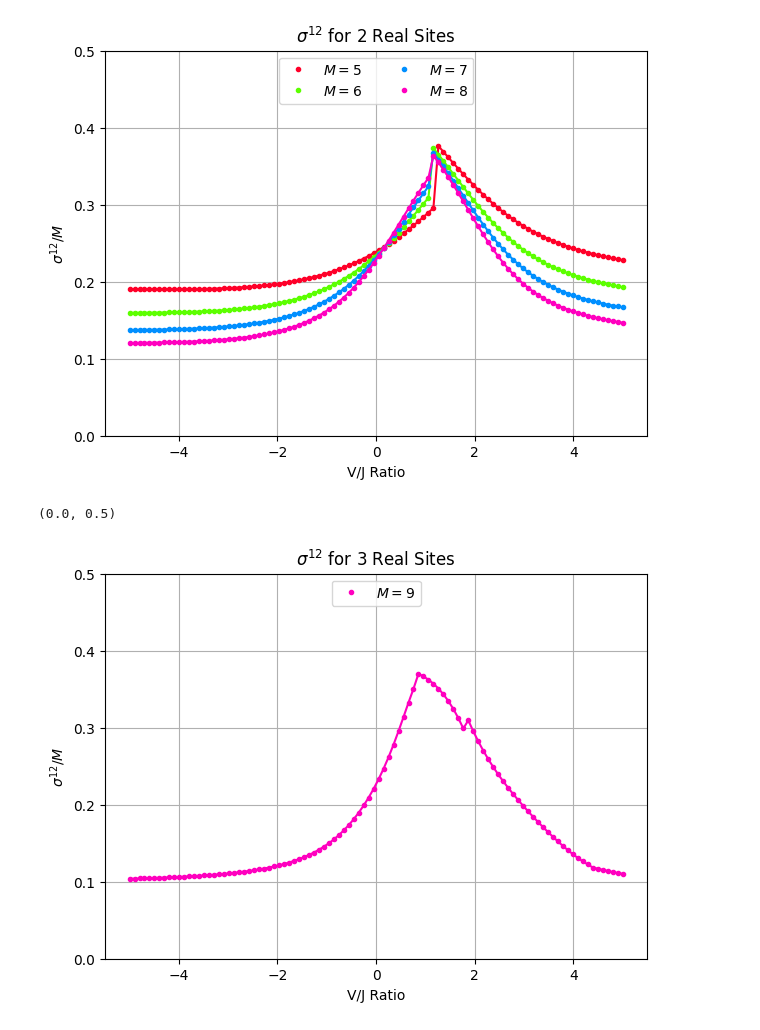
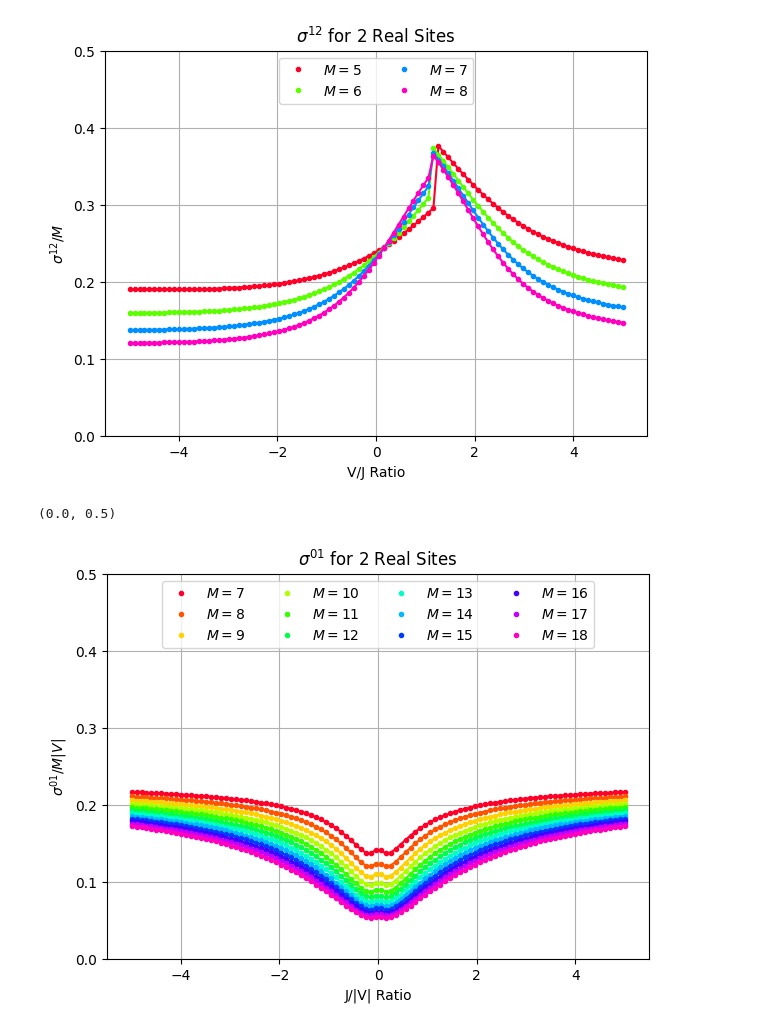
Before and after one commit to jwdesroches/synthetic_dimensions, a Jupyter notebook: model_verification/sigma_plotting.ipynb, the cells around one changed output. Cells and saved outputs as stored; diff of their text form; code cells hidden in the pictures.

```diff
--- a/model_verification/sigma_plotting.ipynb
+++ b/model_verification/sigma_plotting.ipynb
@@ -46,41 +46,41 @@ ax.set_ylim(0,0.5)
 (0.0, 0.5)
 [figure]
 # %%
-N = 3
-Ms = [9]
-J = 1
-V_J_ratios = np.linspace(-5,5,100)
+N = 2
+Ms = [7,8,9,10,11,12,13,14,15,16,17,18]
+V = -1
+J_V_ratios = np.linspace(-5,5,100)
 
-# for sigma^12
-i = 1
-j = 2
+# for sigma^01
+i = 0
+j = 1
 
 fig, ax = plt.subplots(figsize = (7,5))
 cmap = get_cmap("gist_rainbow", len(Ms))
 
 for idx, M in enumerate(Ms):
     sigmas = []
 
-    for V_J_ratio in V_J_ratios:
-        V = V_J_ratio*J
+    for J_V_ratio in J_V_ratios:
+        J_V_ratio
 
-        H = construct_hamiltonian(N,M,J,V)
+        H = construct_rescaled_hamiltonian(N,M,V,mu_V_ratio=0, J_V_ratio=J_V_ratio)
 
         states, _ = enumerate_states(N,M)
 
         eigenvalues, eigenvectors = exact_diagonalize(H)
 
         sigmas += [sigma_ij(i=i, j=j, ground_state_wavefunction=eigenvectors[0], states = states, N=N, M=M)/M]
 
-    ax.plot(V_J_ratios, sigmas, ".", color = cmap(idx), label = f"$M=${M}")
-    ax.plot(V_J_ratios, sigmas, "-", color = cmap(idx))
+    ax.plot(J_V_ratios, sigmas, ".", color = cmap(idx), label = f"$M=${M}")
+    ax.plot(J_V_ratios, sigmas, "-", color = cmap(idx))
 
-ax.set_title("$\sigma^{12}$ for "+ f"{N} Real Sites")
-ax.set_xlabel("V/J Ratio")
-ax.set_ylabel("$\sigma^{12}/M$")
+ax.set_title("$\sigma^{01}$ for "+ f"{N} Real Sites")
+ax.set_xlabel("J/|V| Ratio")
+ax.set_ylabel("$\sigma^{01}/M|V|$")
 ax.grid()
-ax.legend(loc="upper center", ncols=len(Ms)/2, fancybox=True)
+ax.legend(loc="upper center", ncols=len(Ms)/3, fancybox=True)
 ax.set_ylim(0,0.5)
 # %% [output]
 (0.0, 0.5)
-[figure, old version]
+[figure, new version]
```
Also changed, not shown: parts of 1 cell of this notebook, 24 other files.
